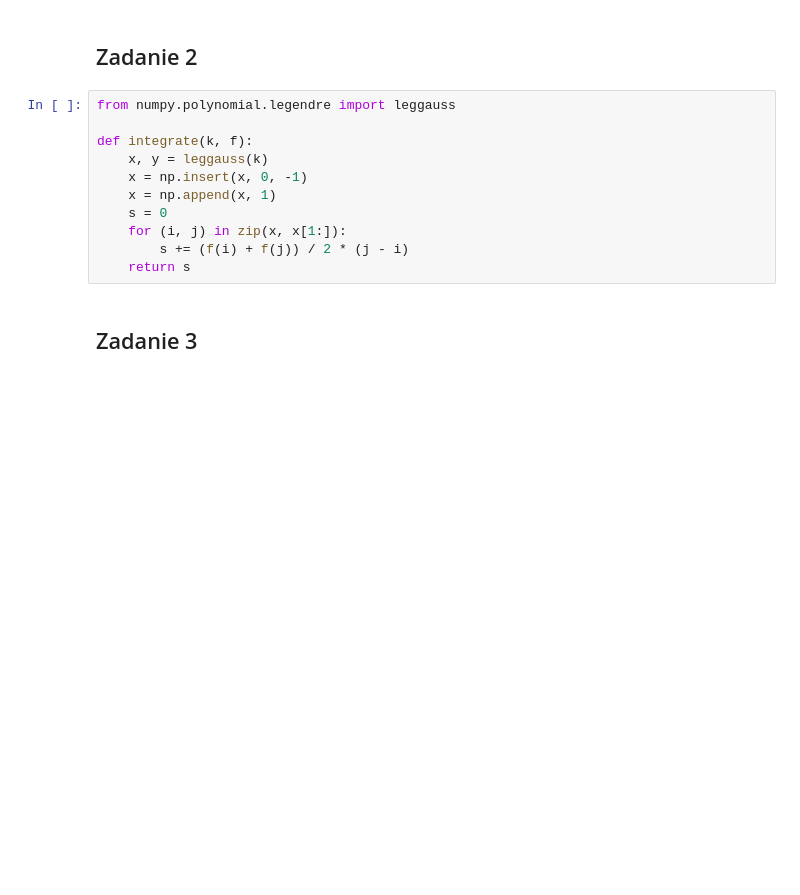
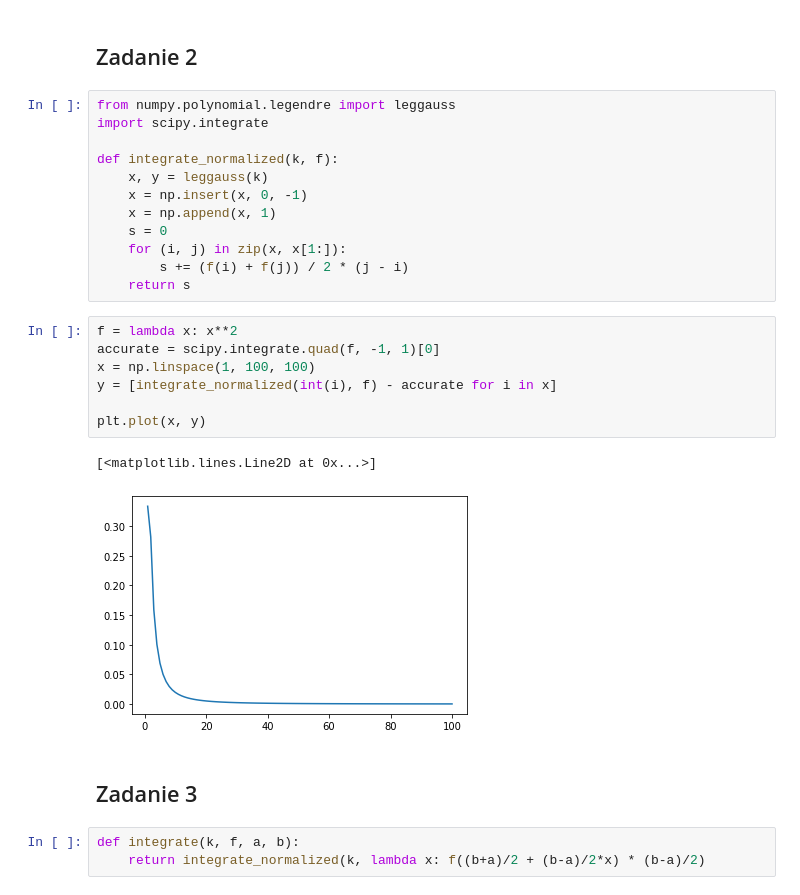
Before and after one commit to kshalot/mownit, a Jupyter notebook: Quadratures.ipynb, the cells around one changed output. Drawn from its saved outputs; the diff is of its cells as text; blank space fills up the shorter version.

```diff
--- a/Quadratures.ipynb
+++ b/Quadratures.ipynb
@@ -30,8 +30,9 @@ for i in range(4):
 ## Zadanie 2
 # %%
 from numpy.polynomial.legendre import leggauss
+import scipy.integrate
 
-def integrate(k, f):
+def integrate_normalized(k, f):
     x, y = leggauss(k)
     x = np.insert(x, 0, -1)
     x = np.append(x, 1)
@@ -39,5 +40,18 @@ def integrate(k, f):
     for (i, j) in zip(x, x[1:]):
         s += (f(i) + f(j)) / 2 * (j - i)
     return s
+# %%
+f = lambda x: x**2
+accurate = scipy.integrate.quad(f, -1, 1)[0]
+x = np.linspace(1, 100, 100)
+y = [integrate_normalized(int(i), f) - accurate for i in x]
+
+plt.plot(x, y)
+# %% [output]
+[<matplotlib.lines.Line2D at 0x...>]
+[figure, added]
 # %% [markdown]
 ## Zadanie 3
+# %%
+def integrate(k, f, a, b):
+    return integrate_normalized(k, lambda x: f((b+a)/2 + (b-a)/2*x) * (b-a)/2)
```
Also changed, not shown: parts of 4 cells of this notebook.
